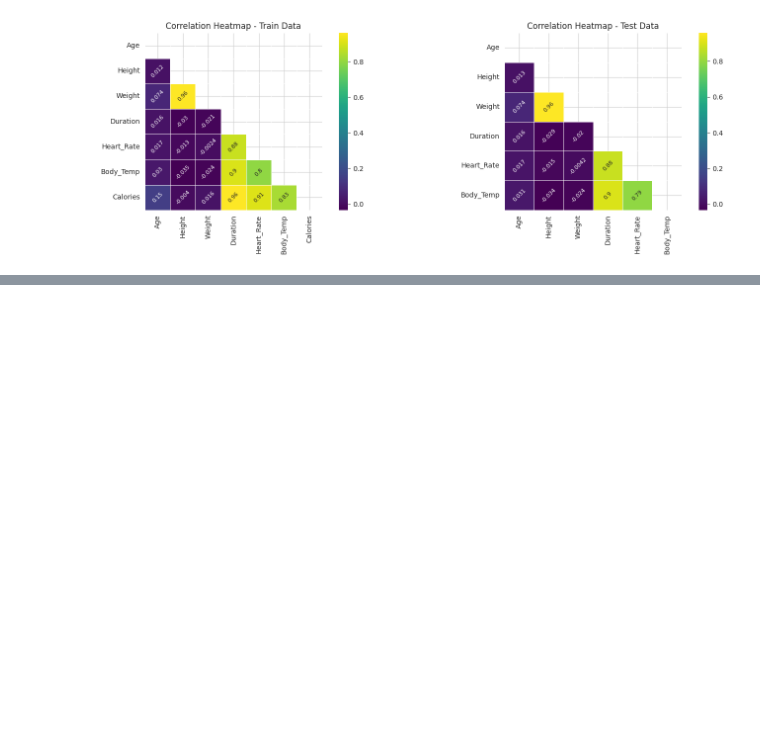
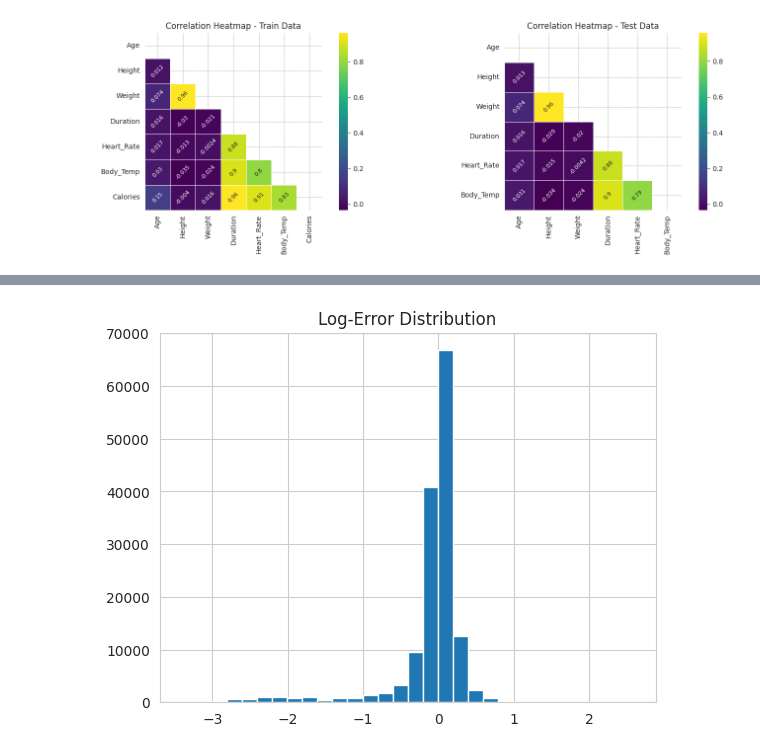
Before and after one commit to nakakonakako/kaggle, a Jupyter notebook: calorie/calorie.ipynb, the cells around one changed output, grey strips where cells are left out. Drawn from its saved outputs; the diff is of its cells as text; code cells hidden in the pictures; blank space fills up the shorter version.

```diff
--- a/calorie/calorie.ipynb
+++ b/calorie/calorie.ipynb
@@ -149,0 +279,7 @@ plt.show()
+# %%
+errors = np.log1p(y_pred_clipped) - np.log1p(y_true_clipped)
+plt.hist(errors, bins=30)
+plt.title("Log-Error Distribution")
+plt.show()
+# %% [output]
+[figure, added]
```
Also changed, not shown: parts of 8 cells of this notebook, 1 other file.
